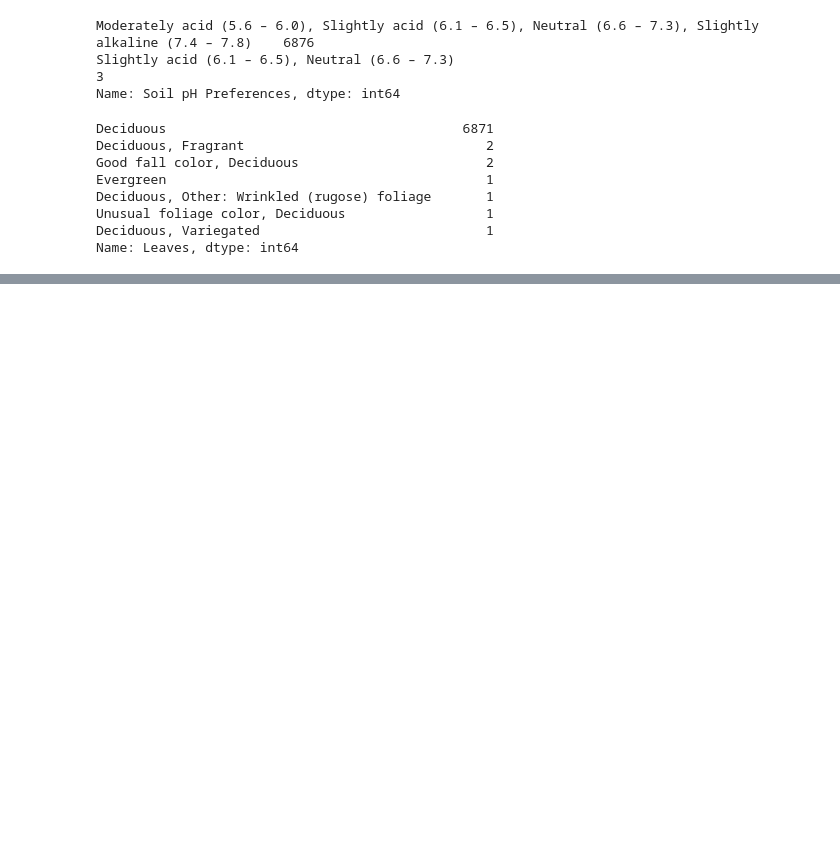
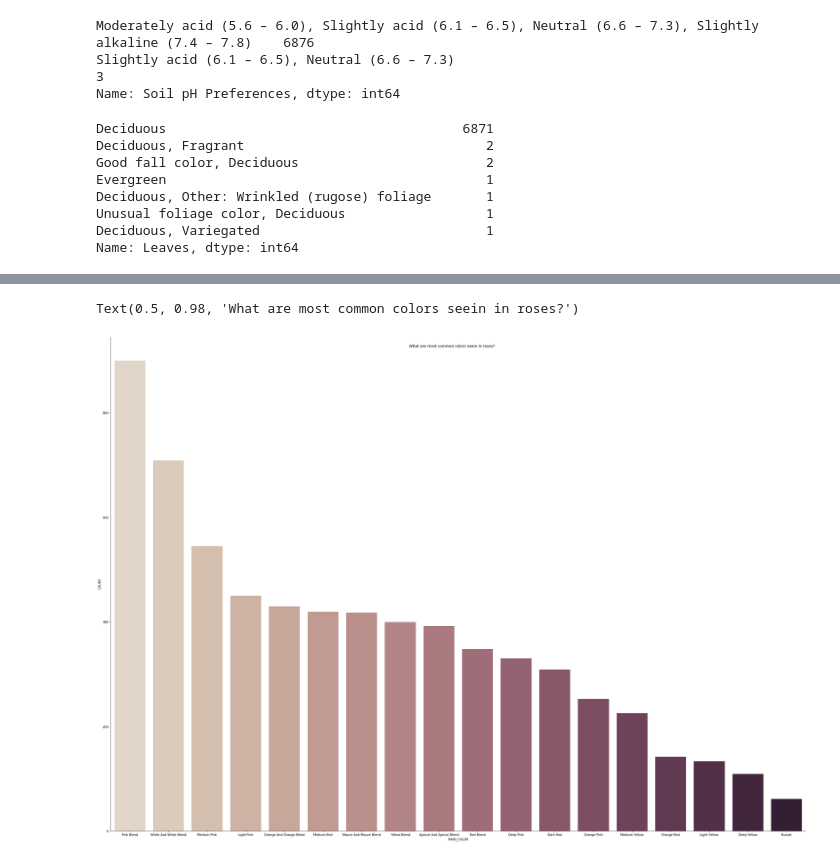
Before and after one commit to anna-zverkova/Rose_scrape, a Jupyter notebook: Analysis of rose data from Garden.org.ipynb, the cells around one changed output, grey strips where cells are left out. Saved outputs shown, nothing was run; the diff lists cells and outputs as text; code cells hidden in the pictures; blank space fills up the shorter version.

Commit message:
v5
cleaned colours and created a bar chart.

```diff
--- a/Analysis of rose data from Garden.org.ipynb
+++ b/Analysis of rose data from Garden.org.ipynb
@@ -860,0 +896,8 @@ Name: Leaves, dtype: int64
+# %%
+# 15.) Column ['Rose bloom color'] some times in lower case latters and sometimes with capitals . This messes up value counts.
+
+df['Rose bloom color'] = df['Rose bloom color'].str.title()
+
+df['Rose bloom color'] = df['Rose bloom color'].str.replace('\n', ', ')
+
+df[['Rose bloom color']].value_counts()
@@ -886,0 +1133,26 @@ Name: Count_of_Alternative_Names, dtype: int64
+# %%
+for i, row in df.iterrows():
+    if (pd.notnull(row['Flower Color'])):
+        if (pd.isnull(row['Rose bloom color'])):
+            color = row['Flower Color']
+            # print(color)
+            if color == 'Apricot Blend':
+                df.at[i, 'Rose bloom color'] = 'Apricot And Apricot Blend'
+            elif color == 'Orange':
+                df.at[i, 'Rose bloom color'] = 'Orange And Orange Blend'
+            elif color == 'Yellow':
+                df.at[i, 'Rose bloom color'] = 'Yellow Blend'
+            elif color == 'White':
+                df.at[i, 'Rose bloom color'] = 'White And White Blend'
+            elif color == 'Red':
+                df.at[i, 'Rose bloom color'] = 'Red Blend'
+            elif color == 'Pink':
+                df.at[i, 'Rose bloom color'] = 'Pink Blend'
+            elif color == 'Russet':
+                df.at[i, 'Rose bloom color'] = 'Russet'
+
+        else:
+            pass
+# %%
+df['Rose bloom color'] = df['Rose bloom color'].str.replace('White And White Blend, Medium Pink', 'White And White Blend')
+df['Rose bloom color'] = df['Rose bloom color'].str.replace('White And White Blend, Light Pink', 'White And White Blend')
@@ -886,0 +1199,12 @@ Name: Count_of_Alternative_Names, dtype: int64
+# %%
+# creating a dataframe with counts for column main_color
+ctn_color = df['Rose bloom color'].value_counts()\
+                 .to_frame('COUNT').rename_axis('MAIN_COLOR')\
+                 .reset_index()
+# %%
+ax = sns.catplot(y="COUNT", x="MAIN_COLOR", kind="bar", palette="ch:.25",  data=ctn_color, height=23, aspect=1.4);
+
+ax.fig.suptitle("What are most common colors seein in roses?")
+# %% [output]
+Text(0.5, 0.98, 'What are most common colors seein in roses?')
+[figure, added]
```
Also changed, not shown: parts of 22 cells of this notebook.
